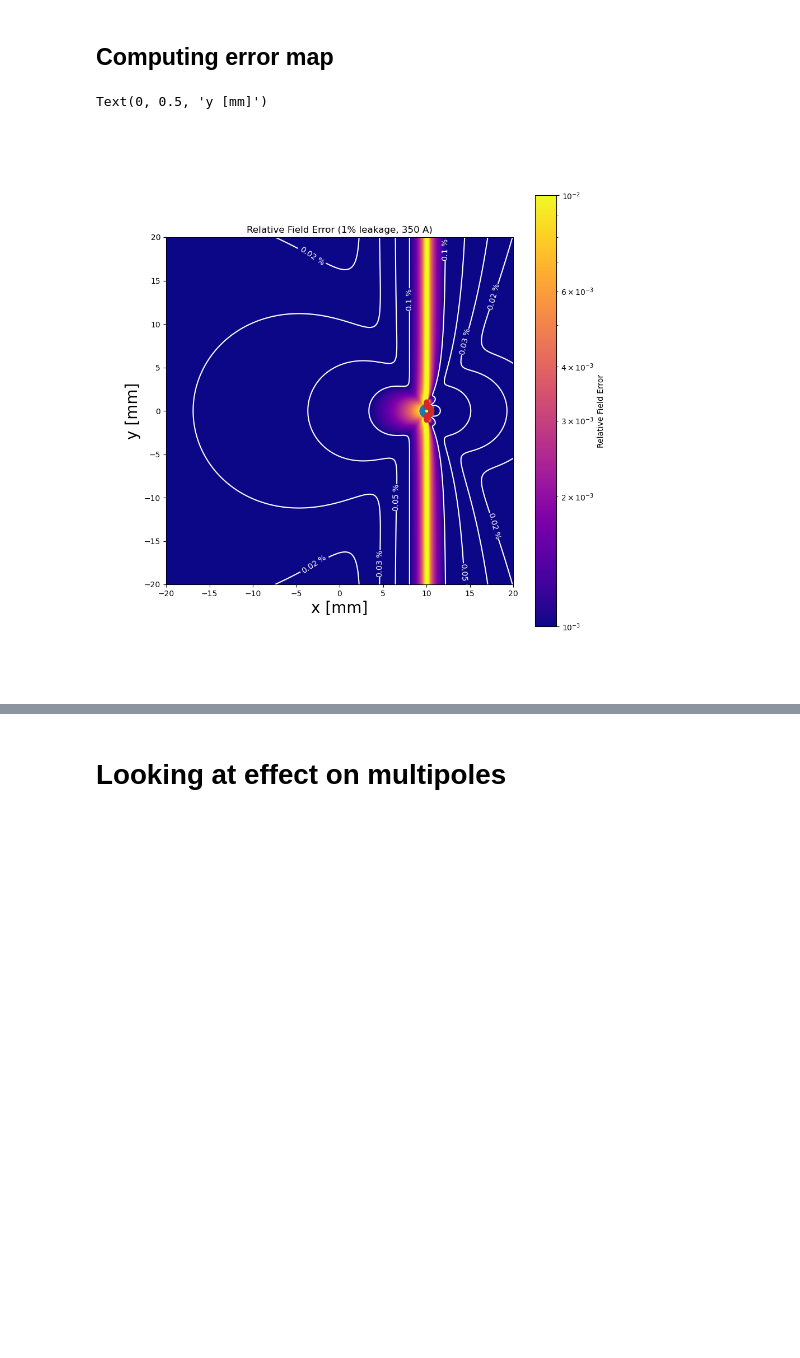
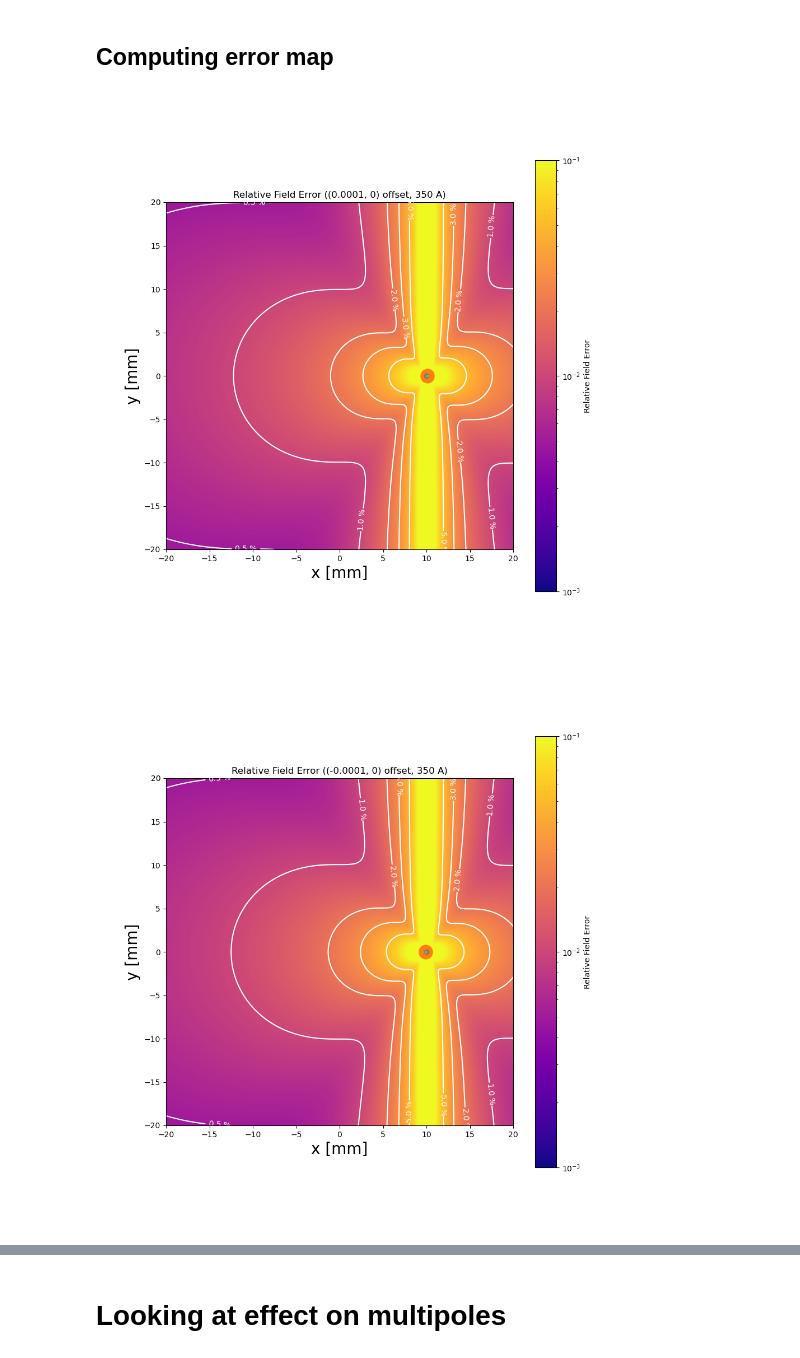
Before and after one commit to pbelange/leakage, a Jupyter notebook: leakage.ipynb, the cells around one changed output, grey strips where cells are left out. Drawn from its saved outputs; the diff is of its cells as text; code cells hidden in the pictures; blank space fills up the shorter version.

Commit message:
Added offset calculations

```diff
--- a/leakage.ipynb
+++ b/leakage.ipynb
@@ -130,53 +90,56 @@ for to_study,title,colorLim in zip([ideal_wire,main_wire,leak_wire,main_wire+lea
 # %% [markdown]
 ## Computing error map
 # %%
+from matplotlib.colors import LogNorm
 %matplotlib widget
 
 xVec = np.linspace(-20e-3,20e-3,1000)
 xObs,yObs = np.meshgrid(xVec,xVec)
 
 
 Bx_ref,By_ref = 0*xObs,0*xObs
 for sub_wire in ideal_wire:
     _Bx,_By = sub_wire.getField(xObs,yObs)
     Bx_ref += _Bx
     By_ref += _By
 
 
-Bx,By = 0*xObs,0*xObs
-for sub_wire in main_wire+leak_wire:
-    _Bx,_By = sub_wire.getField(xObs,yObs)
-    Bx += _Bx
-    By += _By
+for key, wire in offset_wires.items():
+
+    Bx,By = 0*xObs,0*xObs
+    for sub_wire in wire:
+        _Bx,_By = sub_wire.getField(xObs,yObs)
+        Bx += _Bx
+        By += _By
 
 
-Errx,Erry = np.abs(Bx-Bx_ref)/Bx_ref,np.abs(By-By_ref)/By_ref
-colorLim = [1e-3,1e-2]
+    Errx,Erry = np.abs(Bx-Bx_ref)/Bx_ref,np.abs(By-By_ref)/By_ref
+    colorLim = [1e-3,1e-1]
 
 
-from matplotlib.colors import LogNorm
-plt.figure(figsize=(10,10))
-plt.title(f'Relative Field Error ({eta_leak*100:.0f}% leakage, {I_total} A)')
-ErrNorm = np.sqrt(Errx**2+Erry**2)
-scaling = 1e3
-currentExtent =  [scaling*np.min(xObs),scaling*np.max(xObs),scaling*np.min(yObs),scaling*np.max(yObs)]
-plt.imshow(ErrNorm, extent = currentExtent,origin='lower',norm = LogNorm(vmin=colorLim[0], vmax=colorLim[1]))
-plt.colorbar(label = 'Relative Field Error')
-plt.set_cmap('plasma')
 
-levels = [0.02e-2,0.03e-2,0.05e-2,0.10e-2]
-CS = plt.contour(xObs/1e-3,yObs/1e-3,ErrNorm,levels,colors = ['w' for _i in levels])
-CS.levels = [rf'{level*100} $\%$' for level in CS.levels ]
-plt.clabel(CS,CS.levels, inline=True, fontsize=10)
+    plt.figure(figsize=(10,10))
+    plt.title(f'Relative Field Error ({key} offset, {I_total} A)')
+    ErrNorm = np.sqrt(Errx**2+Erry**2)
+    scaling = 1e3
+    currentExtent =  [scaling*np.min(xObs),scaling*np.max(xObs),scaling*np.min(yObs),scaling*np.max(yObs)]
+    plt.imshow(ErrNorm, extent = currentExtent,origin='lower',norm = LogNorm(vmin=colorLim[0], vmax=colorLim[1]))
+    plt.colorbar(label = 'Relative Field Error')
+    plt.set_cmap('plasma')
 
-for sub_wire in main_wire:
-    h1, = plt.plot(sub_wire.x/1e-3,sub_wire.y/1e-3,'o',alpha=0.5,color='C0')
-for sub_wire in leak_wire:
-    h2, = plt.plot(sub_wire.x/1e-3,sub_wire.y/1e-3,'o',alpha=0.5,color='C3')
+    levels = [0.5e-2,1e-2,2e-2,3e-2,5e-2]
+    CS = plt.contour(xObs/1e-3,yObs/1e-3,ErrNorm,levels,colors = ['w' for _i in levels])
+    CS.levels = [rf'{level*100} $\%$' for level in CS.levels ]
+    plt.clabel(CS,CS.levels, inline=True, fontsize=10)
 
-plt.axis('square')
-plt.xlabel('x [mm]',fontsize=20)
-plt.ylabel('y [mm]',fontsize=20)
+    for sub_wire in wire:
+        h1, = plt.plot(sub_wire.x/1e-3,sub_wire.y/1e-3,'o',alpha=0.5,color='C1')
+    for sub_wire in ideal_wire:
+        h2, = plt.plot(sub_wire.x/1e-3,sub_wire.y/1e-3,'o',alpha=0.5,color='C0')
+
+    plt.axis('square')
+    plt.xlabel('x [mm]',fontsize=20)
+    plt.ylabel('y [mm]',fontsize=20)
 # %% [output]
-Text(0, 0.5, 'y [mm]')
-[figure, old version]
+[figure, new version]
+[figure, added]
```
Also changed, not shown: parts of 6 cells of this notebook.
